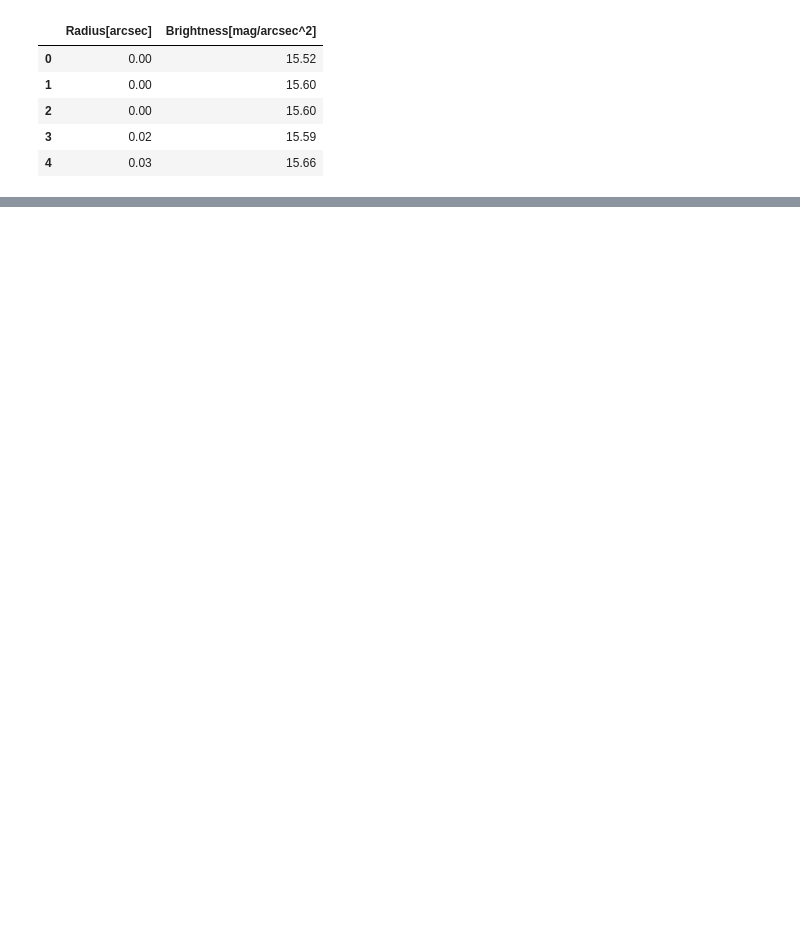
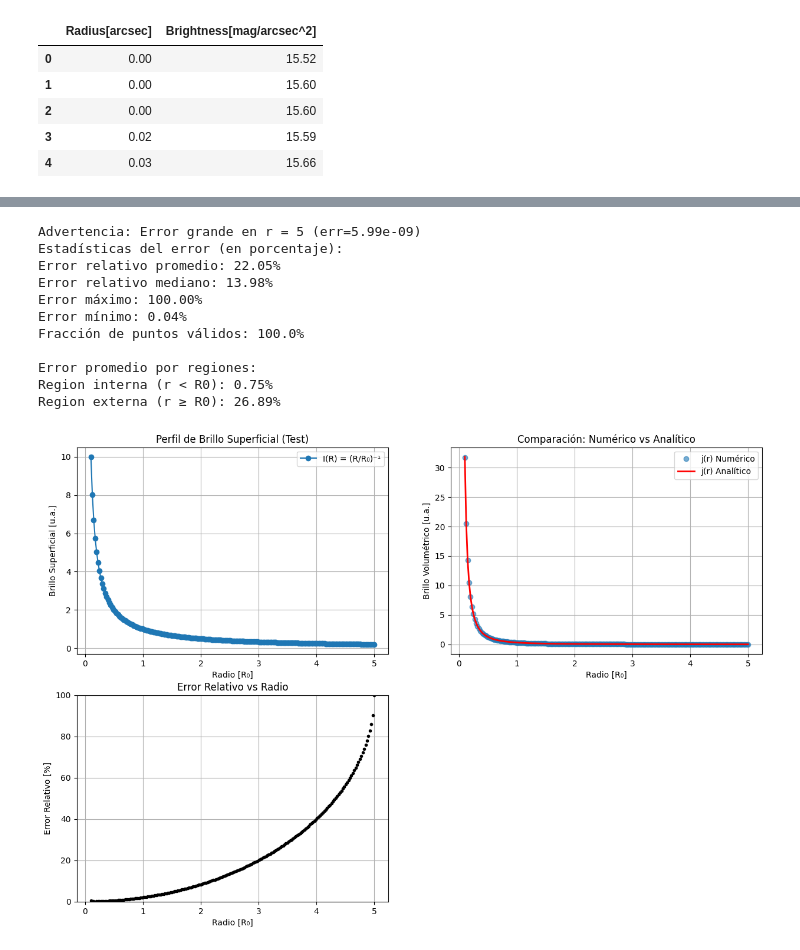
Before and after one commit to marianagomezcuartas/galaxias, a Jupyter notebook: practico1/code_P2.ipynb, the cells around one changed output, grey strips where cells are left out. Drawn from its saved outputs; the diff is of its cells as text; code cells hidden in the pictures; blank space fills up the shorter version.

```diff
--- a/practico1/code_P2.ipynb
+++ b/practico1/code_P2.ipynb
@@ -116,0 +110,68 @@ plt.show()
+# %%
+# Parámetros
+R0 = 1.0  # Radio característico
+N = 200   # Número de puntos
+
+# Usamos espaciado logarítmico para mejor muestreo
+R_min, R_max = 0.1, 5
+R_test = np.linspace(R_min, R_max, N)
+
+# Crear el perfil de brillo superficial sintético
+# Usaremos I(R) = (R/R0)^(-1)
+I_test = (R_test/R0)**(-1)
+
+# Calcular j(r) numéricamente
+j_numerical = abel_inversion(R_test, I_test)
+
+# Calcular j(r) analíticamente
+j_analytical = R0 / (np.pi * R_test**2)
+
+#comparamos
+plt.figure(figsize=(15, 10))
+
+# Grafico 1: Perfil de Brillo Superficial
+plt.subplot(2, 2, 1)
+plt.plot(R_test, I_test, 'o-', label='I(R) = (R/R₀)⁻¹')
+plt.xlabel('Radio [R₀]')
+plt.ylabel('Brillo Superficial [u.a.]')
+plt.title('Perfil de Brillo Superficial (Test)')
+plt.legend()
+plt.grid(True)
+
+# Grafico 2: Comparación de j(r)
+plt.subplot(2, 2, 2)
+plt.plot(R_test, j_numerical, 'o', label='j(r) Numérico', alpha=0.6)
+plt.plot(R_test, j_analytical, '-r', label='j(r) Analítico', linewidth=2)
+plt.xlabel('Radio [R₀]')
+plt.ylabel('Brillo Volumétrico [u.a.]')
+plt.title('Comparación: Numérico vs Analítico')
+plt.legend()
+plt.grid(True)
+
+# Grafico 3: Error Relativo
+plt.subplot(2, 2, 3)
+error_relativo = np.abs(j_numerical - j_analytical) / j_analytical
+plt.plot(R_test, error_relativo * 100, 'k.')  # Mostramos en porcentaje
+plt.xlabel('Radio [R₀]')
+plt.ylabel('Error Relativo [%]')
+plt.title('Error Relativo vs Radio')
+plt.grid(True)
+plt.ylim(0, 100)  # Limitamos a 100% para mejor visualización
+
+
+# Calcular estadísticas del error
+error_relativo_valid = error_relativo[np.isfinite(error_relativo)]
+print("Estadísticas del error (en porcentaje):")
+print(f"Error relativo promedio: {np.mean(error_relativo_valid)*100:.2f}%")
+print(f"Error relativo mediano: {np.median(error_relativo_valid)*100:.2f}%")
+print(f"Error máximo: {np.max(error_relativo_valid)*100:.2f}%")
+print(f"Error mínimo: {np.min(error_relativo_valid)*100:.2f}%")
+print(f"Fracción de puntos válidos: {len(error_relativo_valid)/len(error_relativo):.1%}")
+
+# Análisis por regiones
+r_inner = R_test < R0
+r_outer = R_test >= R0
+print("\nError promedio por regiones:")
+print(f"Region interna (r < R0): {np.mean(error_relativo[r_inner])*100:.2f}%")
+print(f"Region externa (r ≥ R0): {np.mean(error_relativo[r_outer])*100:.2f}%")
+# %% [output]
@@ -116,0 +195,12 @@ plt.show()
+Advertencia: Error grande en r = 5 (err=5.99e-09)
+Estadísticas del error (en porcentaje):
+Error relativo promedio: 22.05%
+Error relativo mediano: 13.98%
+Error máximo: 100.00%
+Error mínimo: 0.04%
+Fracción de puntos válidos: 100.0%
+
+Error promedio por regiones:
+Region interna (r < R0): 0.75%
+Region externa (r ≥ R0): 26.89%
+[figure, added]
```
Also changed, not shown: parts of 11 cells of this notebook.
